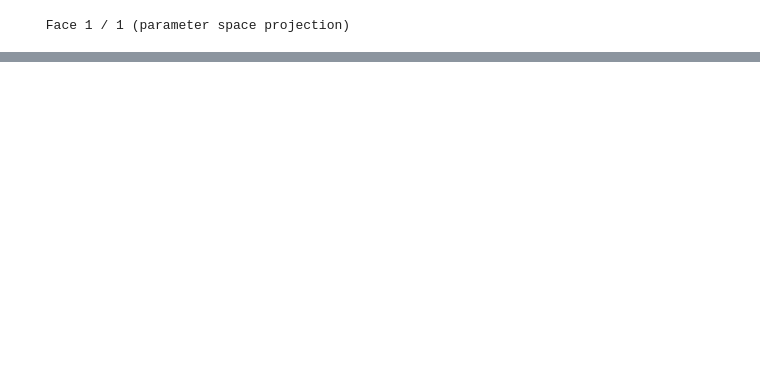
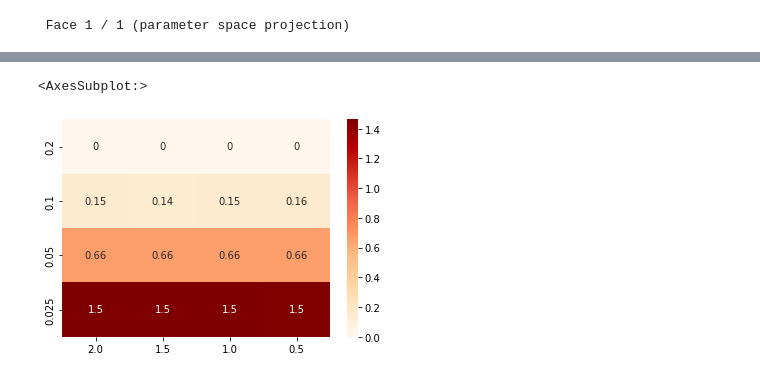
Before and after one commit to Rafoxxa/Proyecto-metodos, a Jupyter notebook: code/notebook_pruebas.ipynb, the cells around one changed output, grey strips where cells are left out. Saved outputs shown, nothing was run; the diff lists cells and outputs as text; code cells hidden in the pictures; blank space fills up the shorter version.

```diff
--- a/code/notebook_pruebas.ipynb
+++ b/code/notebook_pruebas.ipynb
@@ -169,0 +188,4 @@ Draw(f, mesh, 'u', order=3)
+# %%
+num = 4
+v0, w0, params, h, CFL = initial_conds(num)
+gfu, mesh = solve_FHN1(v0, w0, params, h=h, CFL=CFL, order=1, num=num)
@@ -169,0 +210,15 @@ Draw(f, mesh, 'u', order=3)
+# %%
+import numpy as np
+
+errors = []
+CFLs = [2, 1.5, 1, 0.5]
+hsizes = np.array([0.2, 0.1, 0.05, 0.025])
+
+for CFL in CFLs:
+    l = []
+    for hh in hsizes:
+        sol, m = solve_FHN1(v0, w0, params, h=hh, CFL=CFL, order=1, num=4)
+        err1 = Integrate((sol.components[0]-gfu.components[0])*(sol.components[0]-gfu.components[0]), m)
+        err2 = sqrt(err1)
+        l.append(err2)
+    errors.append(l)
@@ -169,0 +243,16 @@ Draw(f, mesh, 'u', order=3)
+# %%
+import numpy as np
+hsizes = np.array([0.2, 0.1, 0.05, 0.025])
+
+def convergence_rate_2(h, CFLs, err):
+    rate = np.zeros((len(CFLs), len(h)))
+    for j in range(len(CFLs)):
+        l = err[j]
+        for i in range(1,len(h)):
+            rate[j, i] = (np.log10(l[i])-np.log10(l[i-1]))/(np.log10(h[i])-np.log10(h[i-1]))
+    return np.round(rate, 3)
+
+import pandas as pd
+
+r1 = pd.DataFrame(index=CFLs, columns=hsizes , data=convergence_rate_2(hsizes, CFLs, errors)).T
+display(r1)
@@ -169,0 +274,6 @@ Draw(f, mesh, 'u', order=3)
+# %%
+import seaborn as sn
+sn.heatmap(r1, annot=True,cmap="OrRd")
+# %% [output]
+<AxesSubplot:>
+[figure, added]
```
Also changed, not shown: parts of 13 cells of this notebook, 5 other files.
